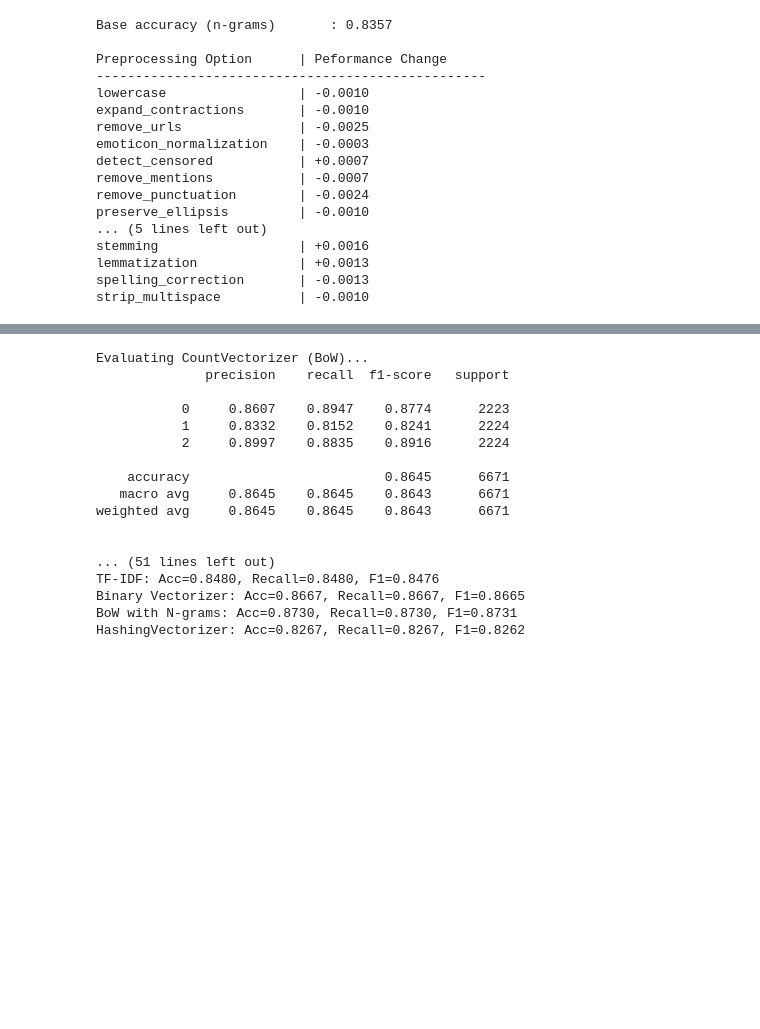
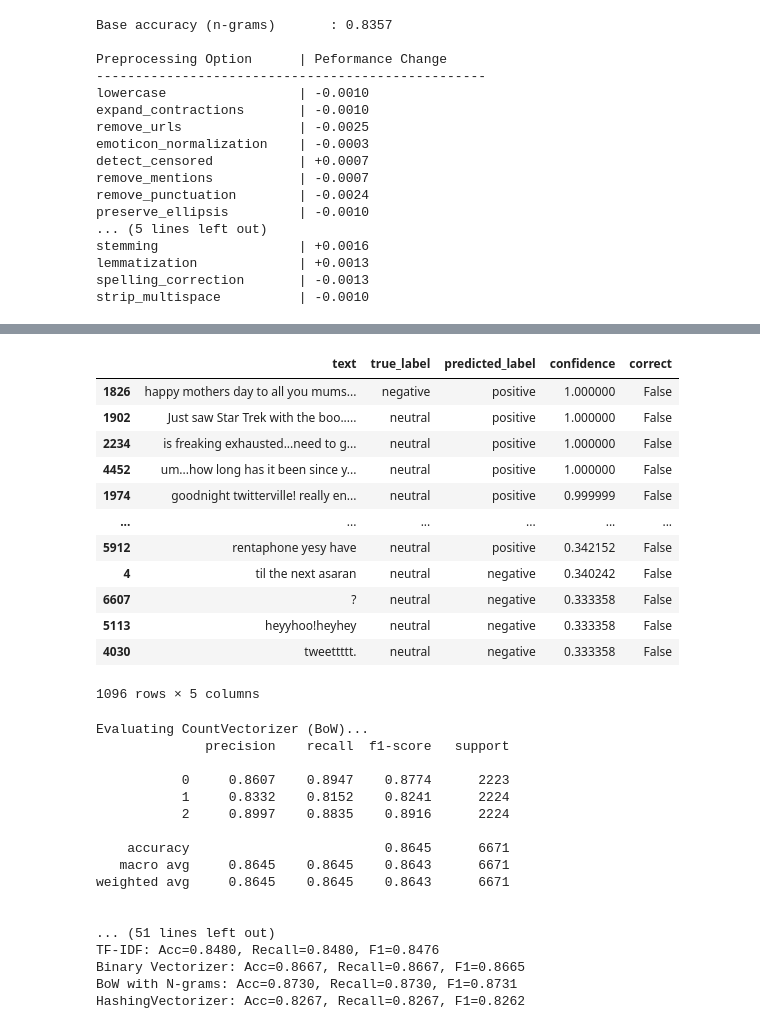
Before and after one commit to DesjardinsRepos/NLP_2025, a Jupyter notebook: 2-3-classification.ipynb, the cells around one changed output, grey strips where cells are left out. Drawn from its saved outputs; the diff is of its cells as text; code cells hidden in the pictures; blank space fills up the shorter version.

```diff
--- a/2-3-classification.ipynb
+++ b/2-3-classification.ipynb
@@ -343,3 +392,20 @@ strip_multispace          | -0.0010
+# %%
+# ✅ N-grams BoW Errors, sorted by confidence
+errors_only_df
+# %% [output]
+|  | text | true_label | predicted_label | confidence | correct |
+| 1826 | happy mothers day to all you mums... | negative | positive | 1.000000 | False |
+| 1902 | Just saw Star Trek with the boo..... | neutral | positive | 1.000000 | False |
+| 2234 | is freaking exhausted...need to g... | neutral | positive | 1.000000 | False |
+| 4452 | um...how long has it been since y... | neutral | positive | 1.000000 | False |
+| 1974 | goodnight twitterville! really en... | neutral | positive | 0.999999 | False |
+| ... | ... | ... | ... | ... | ... |
+| 5912 | rentaphone yesy have | neutral | positive | 0.342152 | False |
+| 4 | til the next asaran | neutral | negative | 0.340242 | False |
+| 6607 | ? | neutral | negative | 0.333358 | False |
+| 5113 | heyyhoo!heyhey | neutral | negative | 0.333358 | False |
+| 4030 | tweettttt. | neutral | negative | 0.333358 | False |
+1096 rows × 5 columns
 # %%
 # ✅ Feed-Forward: Different Vectorizers (small NN)
 # This cell compares different vectorizers for the smaller of two feed-forward neural networks.
```
Also changed, not shown: parts of 1 cell of this notebook.
